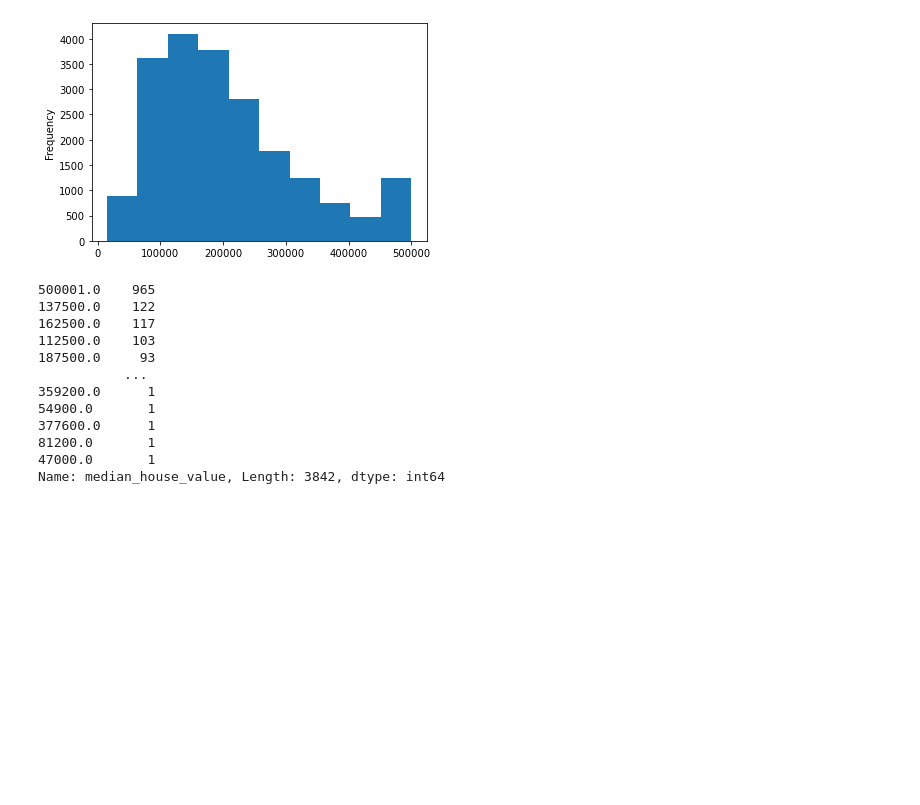
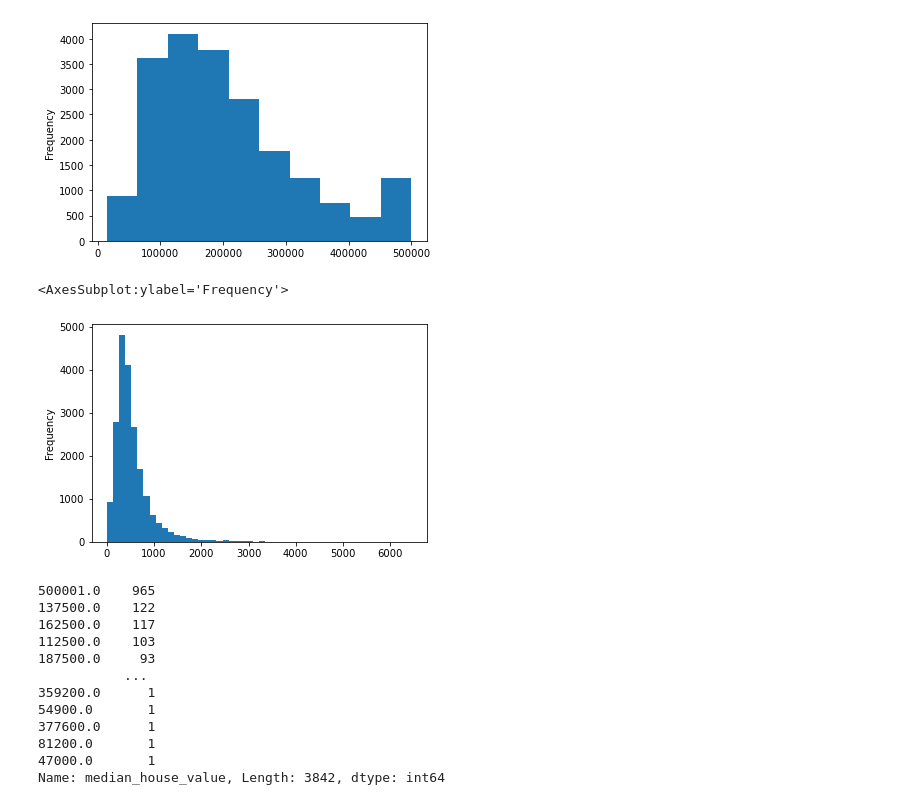
Before and after one commit to kmue/mlbookcamp-homework, a Jupyter notebook: mlbookcamp_hw2.ipynb, the cells around one changed output. Cells and saved outputs as stored; diff of their text form; code cells hidden in the pictures; blank space fills up the shorter version.

```diff
--- a/mlbookcamp_hw2.ipynb
+++ b/mlbookcamp_hw2.ipynb
@@ -30,6 +30,11 @@ df['median_house_value'].plot.hist()
 # %% [output]
 <AxesSubplot:ylabel='Frequency'>
 [figure]
+# %%
+df['total_bedrooms'].plot.hist(bins=50)
+# %% [output]
+<AxesSubplot:ylabel='Frequency'>
+[figure, added]
 # %%
 df['median_house_value'].value_counts()
 # A: it appears as if values >500k are all grouped into value 500001,
```
Also changed, not shown: parts of 16 cells of this notebook.
